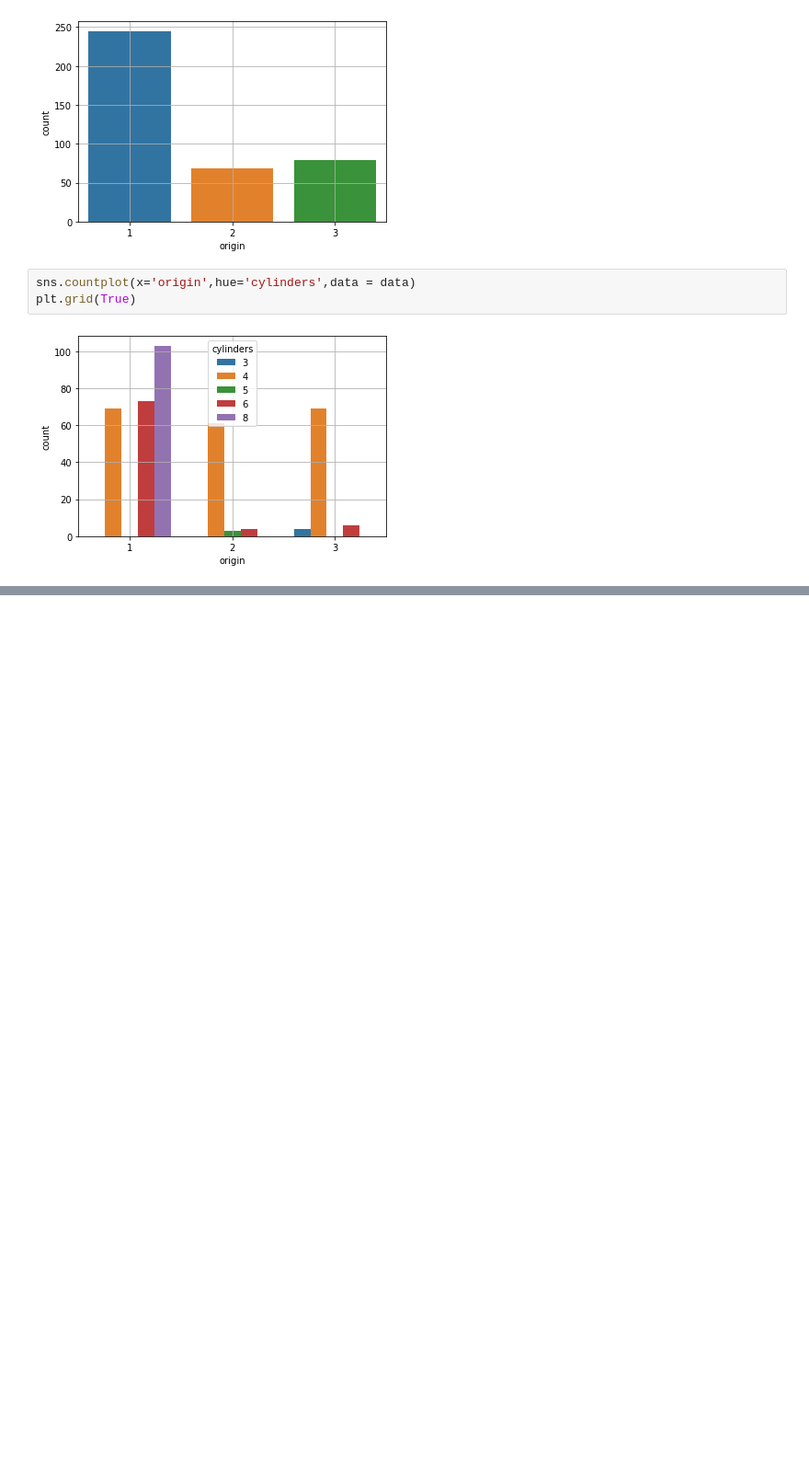
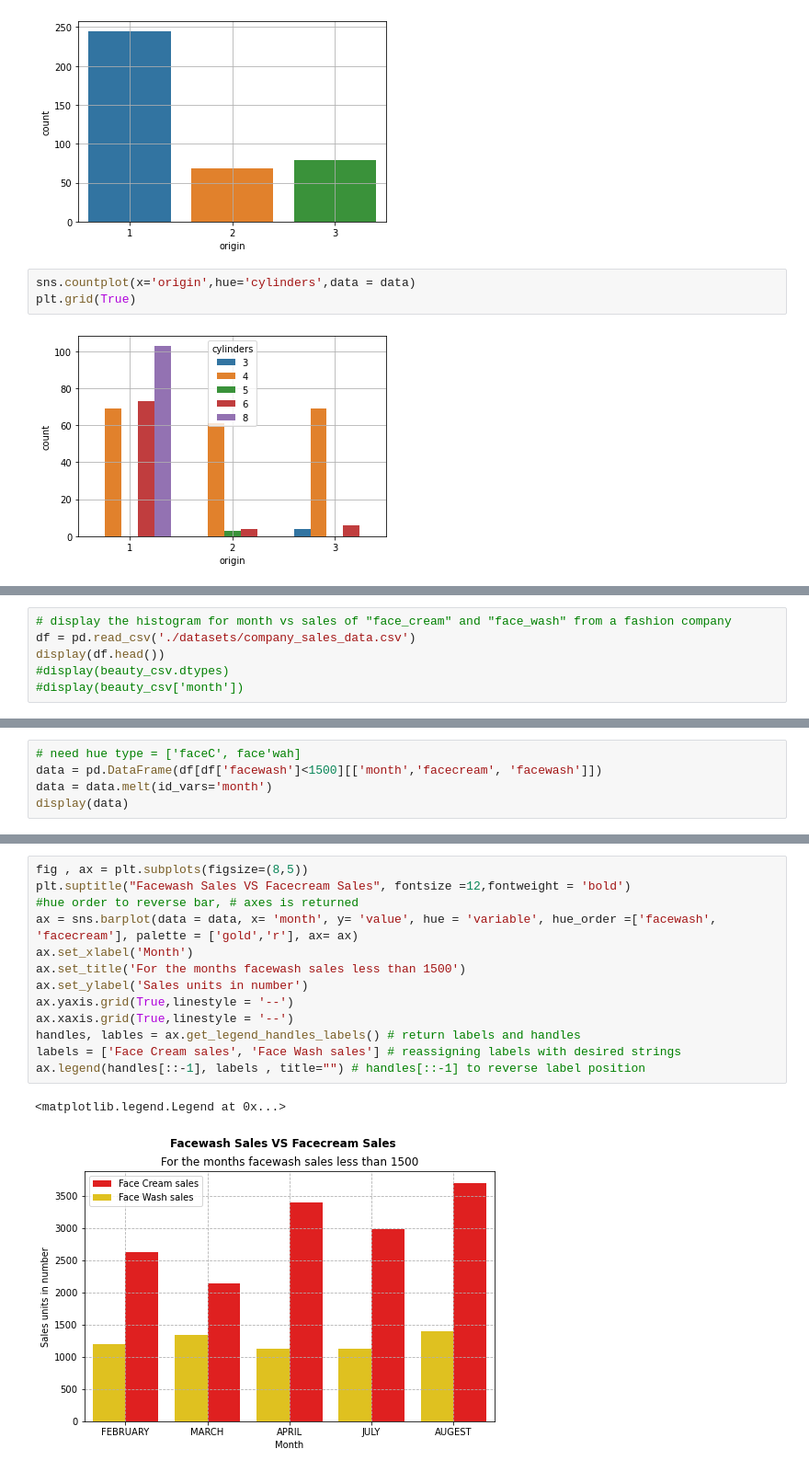
Before and after one commit to sreeh4ri/ictk_projects, a Jupyter notebook: notebooks/ex-seaborn-basics.ipynb, the cells around one changed output, grey strips where cells are left out. Shown at 92% size. Cells and saved outputs as stored; diff of their text form; blank space fills up the shorter version.

```diff
--- a/notebooks/ex-seaborn-basics.ipynb
+++ b/notebooks/ex-seaborn-basics.ipynb
@@ -103,0 +106,6 @@ plt.grid(True)
+# %%
+# display the histogram for month vs sales of "face_cream" and "face_wash" from a fashion company
+df = pd.read_csv('./datasets/company_sales_data.csv')
+display(df.head())
+#display(beauty_csv.dtypes)
+#display(beauty_csv['month'])
@@ -103,0 +119,5 @@ plt.grid(True)
+# %%
+# need hue type = ['faceC', face'wah]
+data = pd.DataFrame(df[df['facewash']<1500][['month','facecream', 'facewash']])
+data = data.melt(id_vars='month')
+display(data)
@@ -103,0 +136,16 @@ plt.grid(True)
+# %%
+fig , ax = plt.subplots(figsize=(8,5))
+plt.suptitle("Facewash Sales VS Facecream Sales", fontsize =12,fontweight = 'bold')
+#hue order to reverse bar, # axes is returned
+ax = sns.barplot(data = data, x= 'month', y= 'value', hue = 'variable', hue_order =['facewash', 'facecream'], palette = ['gold','r'], ax= ax)
+ax.set_xlabel('Month')
+ax.set_title('For the months facewash sales less than 1500')
+ax.set_ylabel('Sales units in number')
+ax.yaxis.grid(True,linestyle = '--')
+ax.xaxis.grid(True,linestyle = '--')
+handles, lables = ax.get_legend_handles_labels() # return labels and handles
+labels = ['Face Cream sales', 'Face Wash sales'] # reassigning labels with desired strings
+ax.legend(handles[::-1], labels , title="") # handles[::-1] to reverse label position
+# %% [output]
+<matplotlib.legend.Legend at 0x...>
+[figure, added]
```
Also changed, not shown: parts of 3 cells of this notebook, 1 other file.
